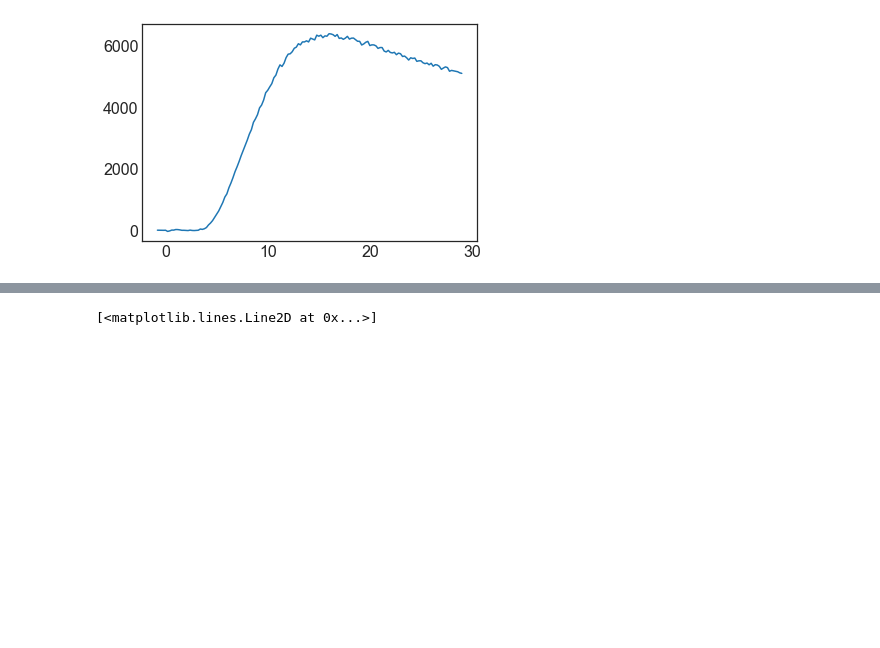
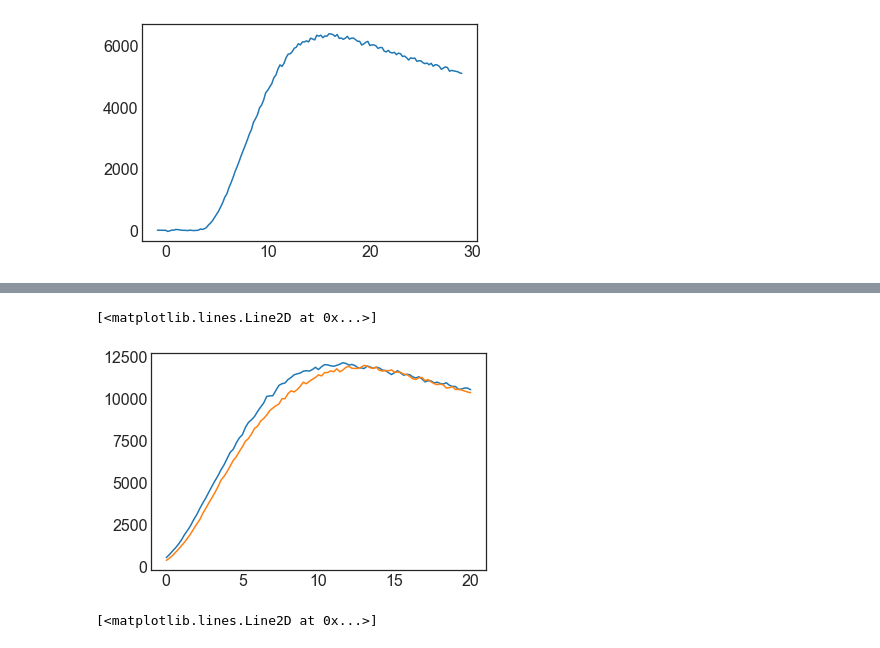
Before and after one commit to hstrey/siRNA-silencing, a Jupyter notebook: fitting with uncertain parameters ODE.ipynb, the cells around one changed output, grey strips where cells are left out. Drawn from its saved outputs; the diff is of its cells as text; code cells hidden in the pictures; blank space fills up the shorter version.

Commit message:
added interpolation

```diff
--- a/fitting with uncertain parameters ODE.ipynb
+++ b/fitting with uncertain parameters ODE.ipynb
@@ -45,3 +73,18 @@ plt.plot(t,data)
+# %%
+y1 = interp1d(t,data,kind='cubic')
+y2 = interp1d(t2,data2,kind='cubic')
+# %%
+tr1 = 4.5
+tr2 = 3
+t_new = np.arange(0,20.2,0.2)
+data2_new = y2(t_new+tr2)
+data_new = y1(t_new+tr1)
+# %%
+plt.plot(t_new,data_new*1.9)
+plt.plot(t_new,data2_new)
+# %% [output]
+[<matplotlib.lines.Line2D at 0x...>]
+[figure, added]
 # %%
 def DE(t, t0, m, k, beta, delta, offset):
     """General expression model function"""
```
Also changed, not shown: parts of 3 cells of this notebook, 4 other files.
